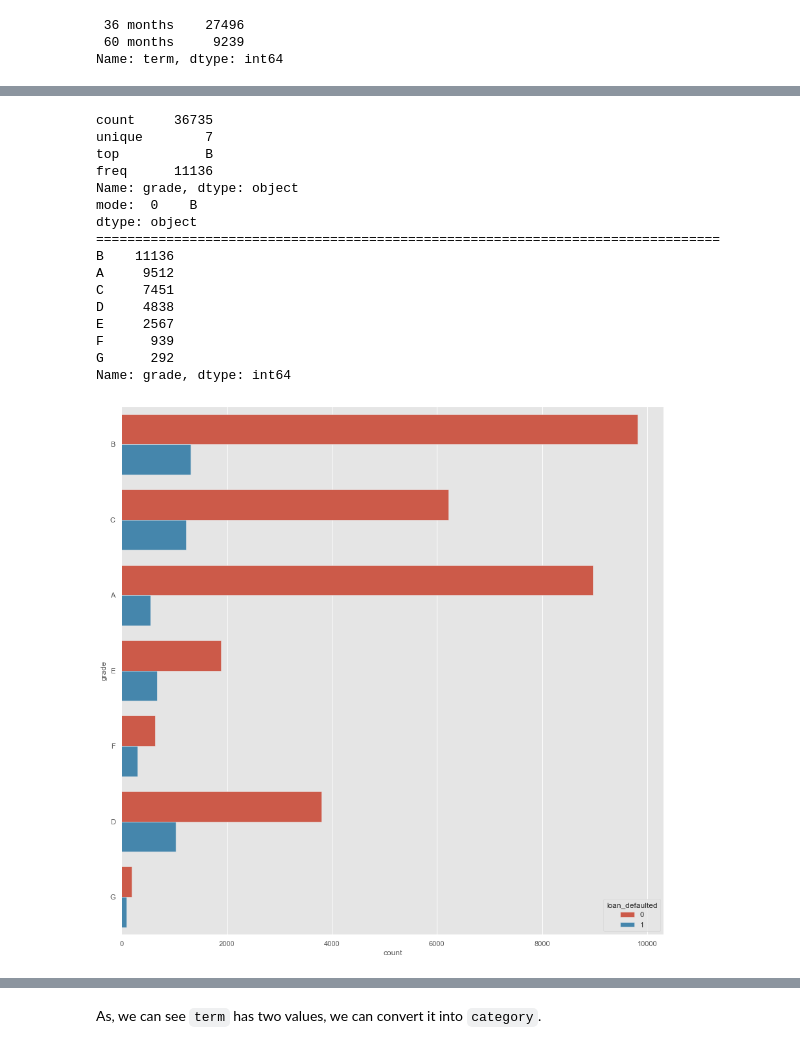
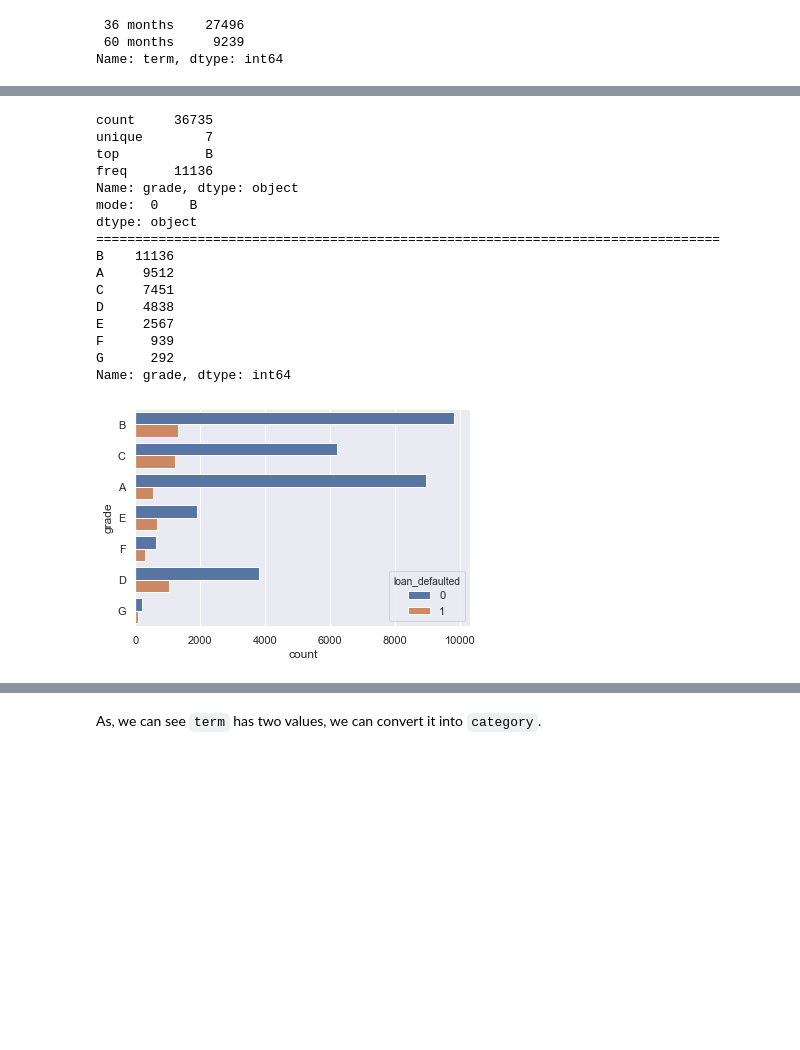
Before and after one commit to ashwanikumar04/loan-defaulter-case-study, a Jupyter notebook: ashwani_kumar.ipynb, the cells around one changed output, grey strips where cells are left out. Cells and saved outputs as stored; diff of their text form; code cells hidden in the pictures; blank space fills up the shorter version.

```diff
--- a/ashwani_kumar.ipynb
+++ b/ashwani_kumar.ipynb
@@ -297,7 +300,7 @@ pub_rec_bankruptcies       37833 non-null float64
 dtypes: float64(15), int64(8), object(16)
 memory usage: 11.5+ MB
 # %%
-def categorical_summarized(dataframe, x=None, y=None, hue=None, palette='Set1', verbose=True):
+def categorical_summarized(dataframe, x=None, y=None, hue=None, palette='Set1', verbose=True, figsize=None):
     '''
     Helper function that gives a quick summary of a given column of categorical data
     Arguments
@@ -322,6 +325,8 @@ def categorical_summarized(dataframe, x=None, y=None, hue=None, palette='Set1',
         print('='*80)
         print(series.value_counts())
 
+    if figsize:
+        sns.set(rc={'figure.figsize':figsize})
     sns.countplot(x=x, y=y, hue=hue, data=dataframe)
     plt.show()
 # %% [markdown]
@@ -358,21 +363,21 @@ Name: term, dtype: int64
 # %%
-categorical_summarized(loans, y = 'grade', hue='loan_defaulted', palette=c_palette)
+categorical_summarized(loans, y = 'grade', hue='loan_defaulted', palette=c_palette, figsize=(6,4))
 # %% [output]
 count     36735
 unique        7
 top           B
 freq      11136
 Name: grade, dtype: object
 mode:  0    B
 dtype: object
 ================================================================================
 B    11136
 A     9512
 C     7451
 D     4838
 E     2567
 F      939
 G      292
 Name: grade, dtype: int64
-[figure, old version]
+[figure, new version]
 # %%
```
Also changed, not shown: parts of 9 cells of this notebook.
